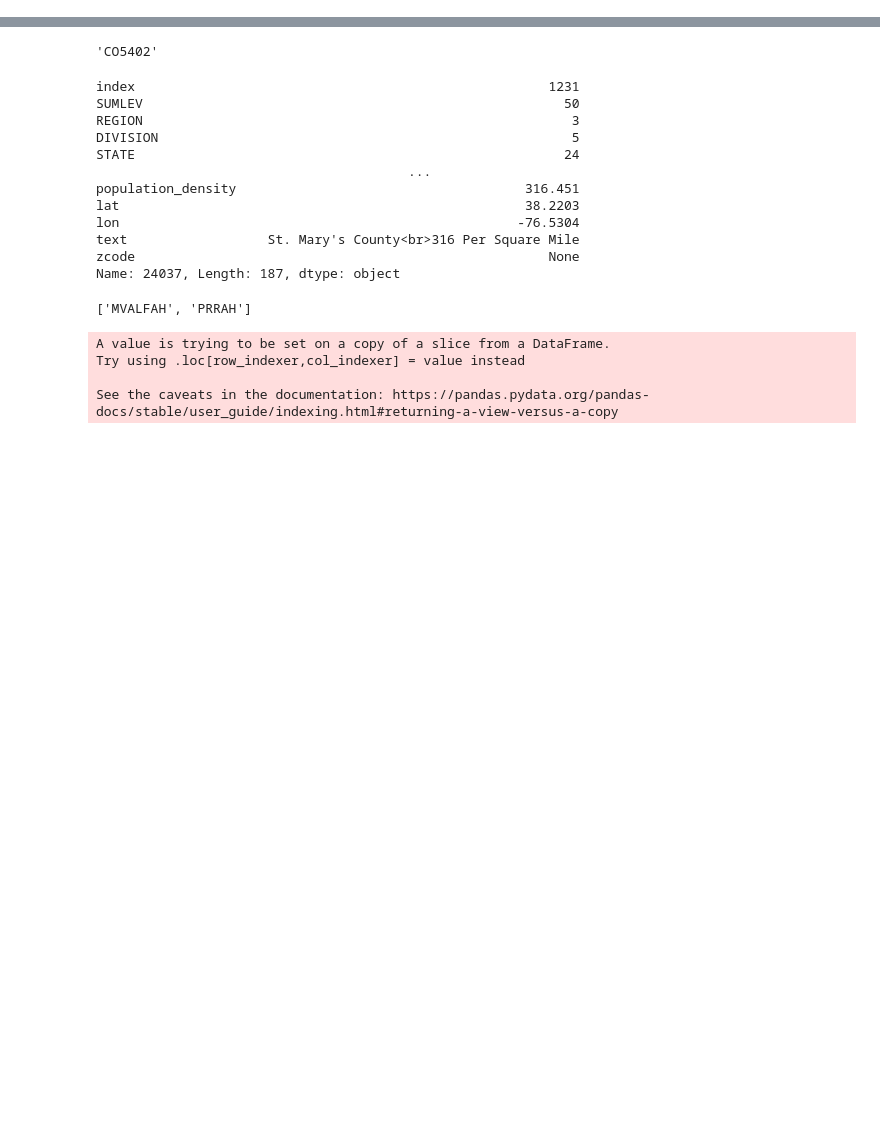
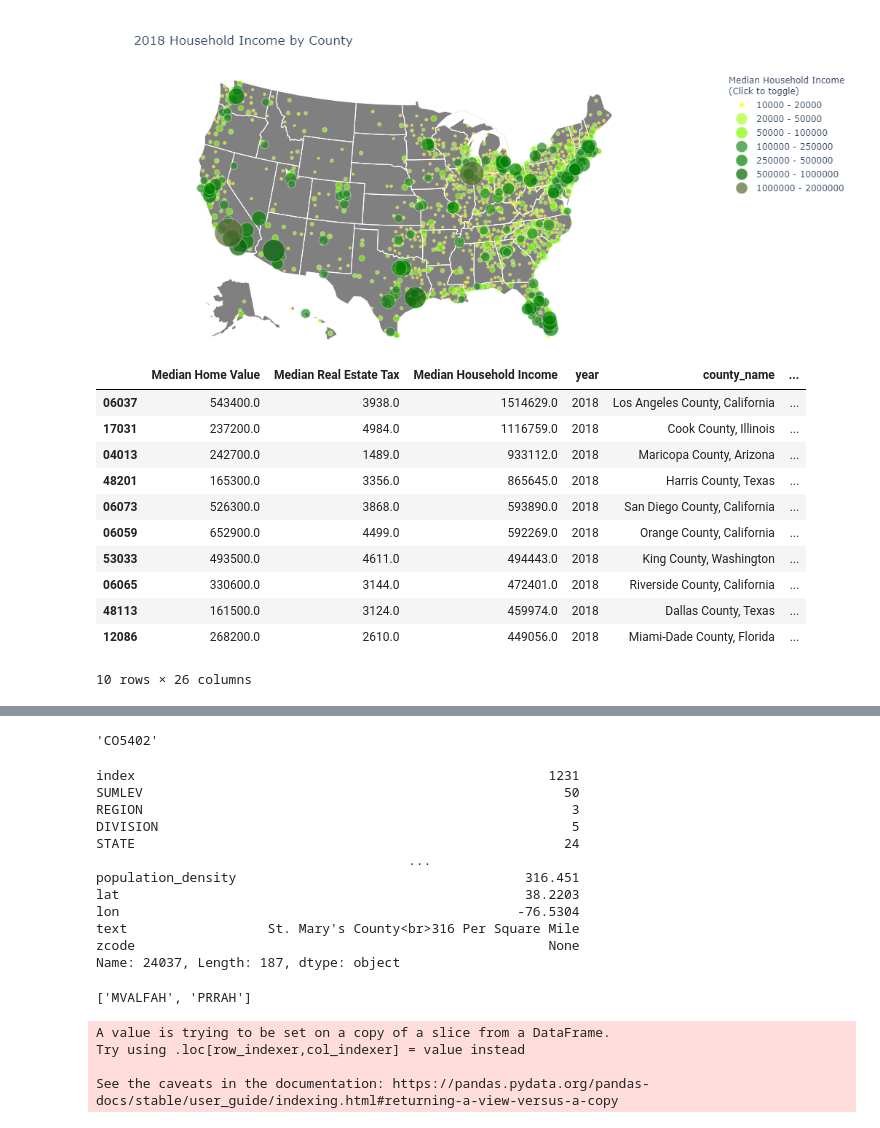
Before and after one commit to klleung72781/fintech_project_1, a Jupyter notebook: data_gathering.ipynb, the cells around one changed output, grey strips where cells are left out. Cells and saved outputs as stored; diff of their text form; code cells hidden in the pictures; blank space fills up the shorter version.

```diff
--- a/data_gathering.ipynb
+++ b/data_gathering.ipynb
@@ -57,3 +170,64 @@ tiger_df.head()
+# %%
+income_df = pd.concat(
+    [census_df.loc[census_df['year'] == 2018], tiger_df],
+    join = 'inner',
+    axis = 1
+)
+
+income_df['lat'] = density_df['INTPTLAT'].apply(lambda x: float(x))
+income_df['lon'] = density_df['INTPTLON'].apply(lambda x: float(x))
+
+income_df.sort_values('Median Household Income', ascending=False, inplace=True)
+colors = ['darkolivegreen', 'darkgreen', 'green', 'forestgreen', 'lawngreen', 'greenyellow', 'yellow']
+limits = [(2000000, 1000000), (1000000, 500000), (500000, 250000), (250000, 100000), (100000, 50000), (50000, 20000), (20000, 10000)]
+income_df['text'] = income_df['county_name'] + '<br>Median Household Income ' + (income_df['Median Household Income'].apply(lambda x: "${:.1f}K".format(x/1000))).astype(str)
+
+income_fig = go.Figure()
+
+for i in reversed(range(len(limits))):
+    lim = limits[i]
+    income_sub = income_df.loc[(income_df['Median Household Income'] < lim[0]) & (income_df['Median Household Income'] > lim[1])]
+    income_fig.add_trace(go.Scattergeo(
+        locationmode = 'USA-states',
+        lat = income_sub['lat'],
+        lon = income_sub['lon'],
+        text = income_sub['text'],
+        marker = dict(
+            size = income_sub['Median Household Income']/2000,
+            color = colors[i],
+            line_color = 'white',
+            line_width = 0.5,
+            sizemode = 'area'
+        ),
+        name = '{1} - {0}'.format(lim[0],lim[1])
+    ))
+
+income_fig.update_layout(
+    title_text = '2018 Household Income by County',
+    legend_title = 'Median Household Income<br>(Click to toggle)',
+    showlegend = True,
+    geo = dict(
+        scope = 'usa',
+        landcolor = 'gray',
+    ),
+    margin={"r":0,"t":75,"l":0,"b":0}
+)
+income_fig.show()
+income_df.head(10)
+# %% [output]
+[figure, added]
+|  | Median Home Value | Median Real Estate Tax | Median Household Income | year | county_name | ... |
+| 06037 | 543400.0 | 3938.0 | 1514629.0 | 2018 | Los Angeles County, California | ... |
+| 17031 | 237200.0 | 4984.0 | 1116759.0 | 2018 | Cook County, Illinois | ... |
+| 04013 | 242700.0 | 1489.0 | 933112.0 | 2018 | Maricopa County, Arizona | ... |
+| 48201 | 165300.0 | 3356.0 | 865645.0 | 2018 | Harris County, Texas | ... |
+| 06073 | 526300.0 | 3868.0 | 593890.0 | 2018 | San Diego County, California | ... |
+| 06059 | 652900.0 | 4499.0 | 592269.0 | 2018 | Orange County, California | ... |
+| 53033 | 493500.0 | 4611.0 | 494443.0 | 2018 | King County, Washington | ... |
+| 06065 | 330600.0 | 3144.0 | 472401.0 | 2018 | Riverside County, California | ... |
+| 48113 | 161500.0 | 3124.0 | 459974.0 | 2018 | Dallas County, Texas | ... |
+| 12086 | 268200.0 | 2610.0 | 449056.0 | 2018 | Miami-Dade County, Florida | ... |
+10 rows × 26 columns
 # %%
 # import plotly.figure_factory as ff
 
```
Also changed, not shown: parts of 24 cells of this notebook, 4 other files.
